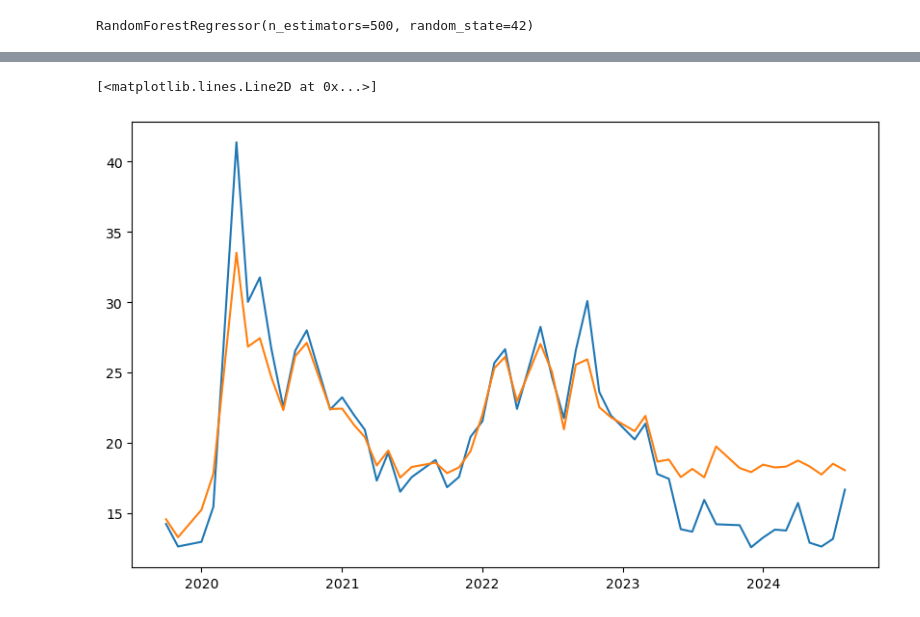
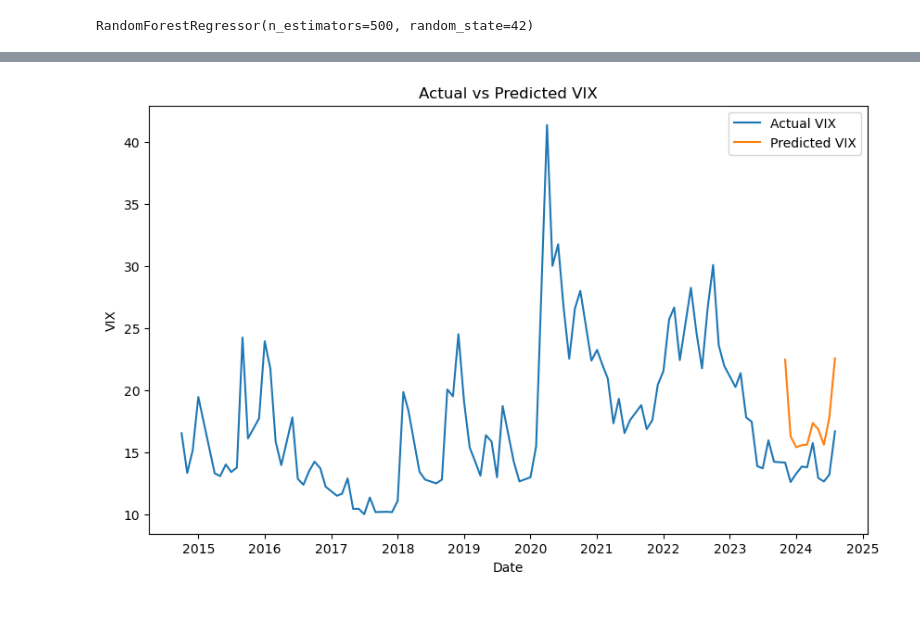
Before and after one commit to t-creech/VIX-Project, a Jupyter notebook: Random Forest Greedy.ipynb, the cells around one changed output, grey strips where cells are left out. Drawn from its saved outputs; the diff is of its cells as text; code cells hidden in the pictures.

```diff
--- a/Random Forest Greedy.ipynb
+++ b/Random Forest Greedy.ipynb
@@ -76,10 +103,13 @@ X_opt, X_test, y_opt, y_test = train_test_split(X, y, test_size=0.5, shuffle=Fal
+# %%
+X = X_train_full[selected_features]
+y = y_train_full
 # %%
 rf_model = RandomForestRegressor(n_estimators=500, random_state=42)
-rf_model.fit(X_train, y_train)
+rf_model.fit(X, y)
 # %% [output]
 RandomForestRegressor(n_estimators=500, random_state=42)
 # %%
-y_pred = rf_model.predict(X_test)
-rmse = root_mean_squared_error(y_test, y_pred)
+y_pred = rf_model.predict(X_test_full[selected_features])
+rmse = root_mean_squared_error(y_test_full, y_pred)
 rmse
 # %% [output]
@@ -112,3 +135,7 @@ y_pred_df.columns = ['Predicted VIX', 'Date']
+# %%
+# Add dates back to predictions
+y_pred_df = pd.DataFrame(y_pred, index=X_test_full.index, columns=['VIX Prediction'])
+y_test_df = pd.DataFrame(y_test_full, index=X_test_full.index, columns=['VIX'])
 # %%
 y_pred_df
 # %% [output]
@@ -132,8 +154,12 @@ y_pred_df
 # %%
-# Plot the actual VIX and the predicted VIX for the test set
+# Plot the actual VIX for the entire time series and the predicted VIX for the test set
 plt.figure(figsize=(10, 6))
-plt.plot(y_test_df['Date'], y_test_df['VIX'], label='Actual VIX')
-plt.plot(y_test_df['Date'], y_pred_df['Predicted VIX'], label='Predicted VIX')
+plt.title('Actual vs Predicted VIX')
+plt.xlabel('Date')
+plt.ylabel('VIX')
+plt.plot(y_entire, label='Actual VIX')
+plt.plot(y_pred_df.index, y_pred_df['VIX Prediction'], label='Predicted VIX')
+plt.legend()
+plt.show()
 # %% [output]
-[<matplotlib.lines.Line2D at 0x...>]
-[figure, old version]
+[figure, new version]
```
Also changed, not shown: parts of 15 cells of this notebook, 5 other files.
